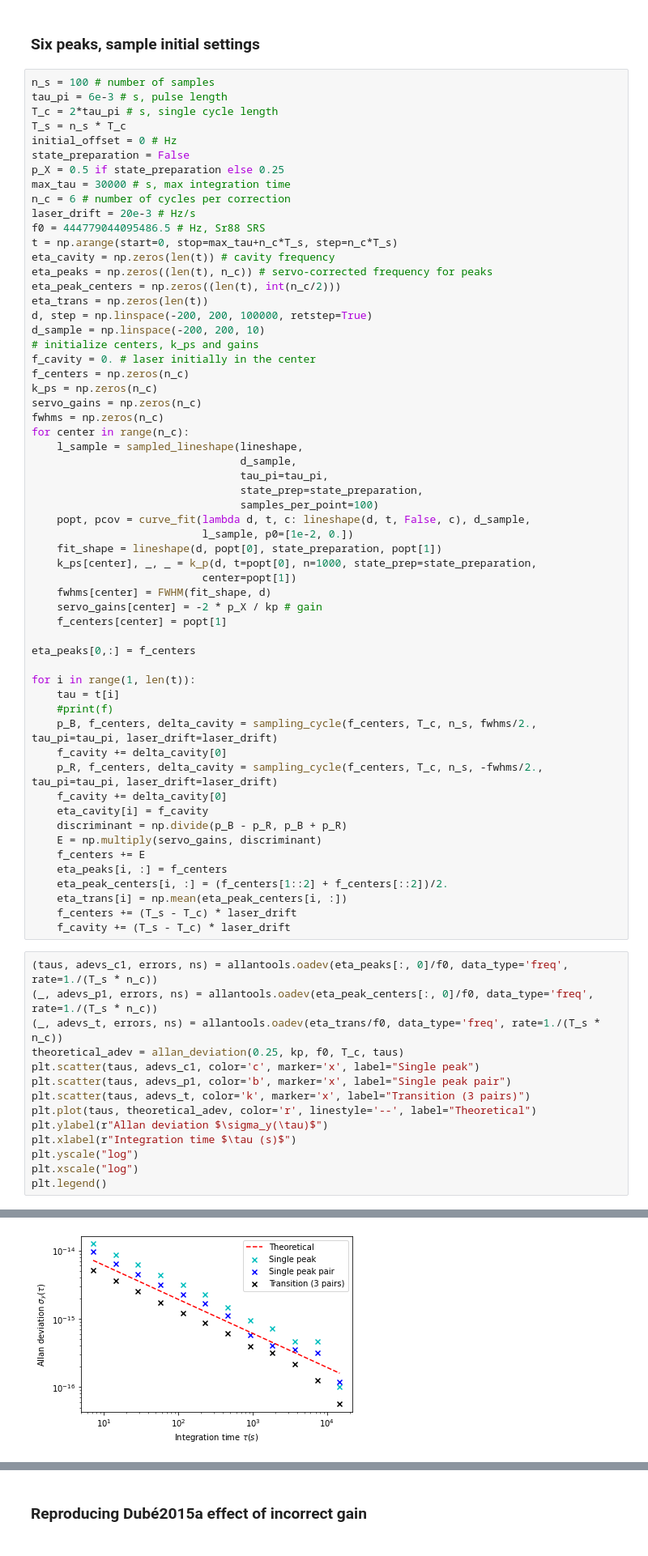
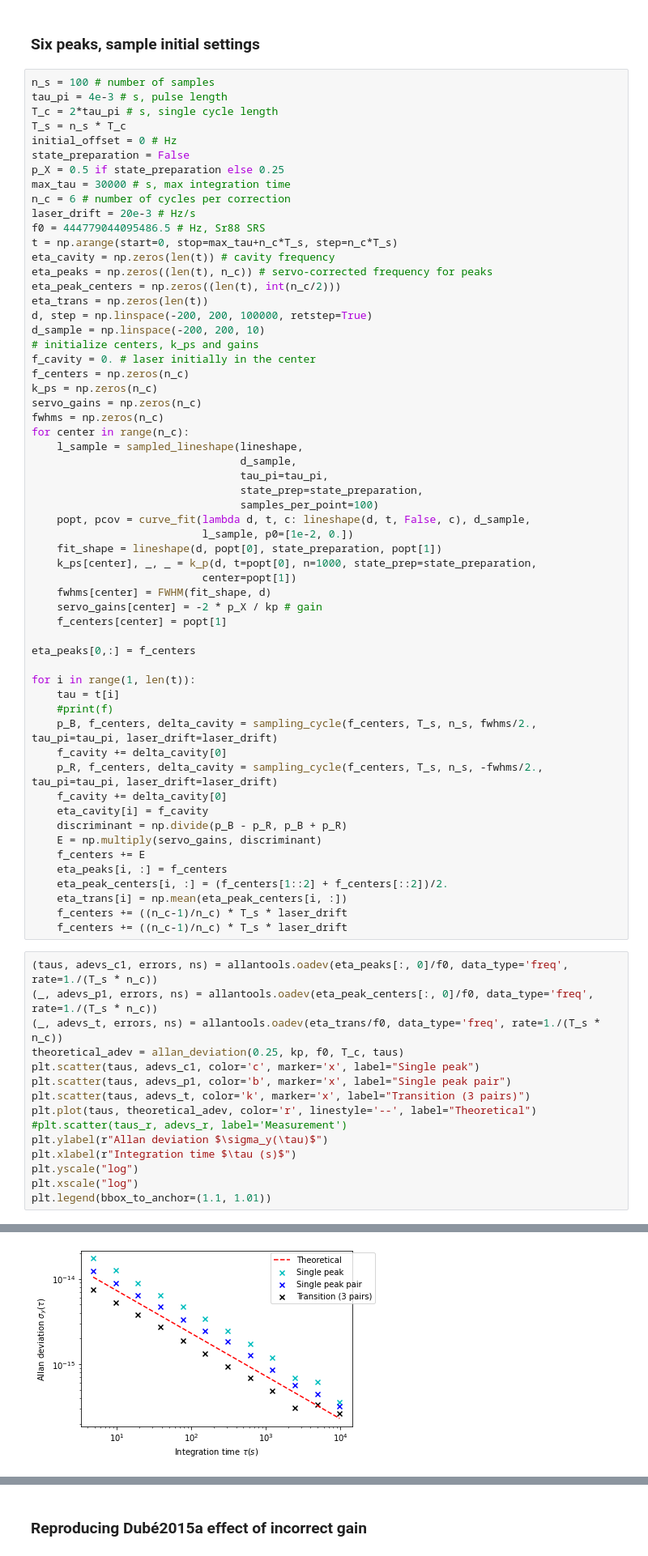
Before and after one commit to speug/srservosim, a Jupyter notebook: notebooks/servosimtests.ipynb, the cells around one changed output, grey strips where cells are left out. Shown at 81% size. Saved outputs shown, nothing was run; the diff lists cells and outputs as text.

```diff
--- a/notebooks/servosimtests.ipynb
+++ b/notebooks/servosimtests.ipynb
@@ -303,7 +305,7 @@ Sampled FWHM: 134.36934369343692, center: -8.625440885642616
 ### Six peaks, sample initial settings
 # %%
 n_s = 100 # number of samples
-tau_pi = 6e-3 # s, pulse length
+tau_pi = 4e-3 # s, pulse length
 T_c = 2*tau_pi # s, single cycle length
 T_s = n_s * T_c
 initial_offset = 0 # Hz
@@ -346,9 +348,9 @@ eta_peaks[0,:] = f_centers
 for i in range(1, len(t)):
     tau = t[i]
     #print(f)
-    p_B, f_centers, delta_cavity = sampling_cycle(f_centers, T_c, n_s, fwhms/2., tau_pi=tau_pi, laser_drift=laser_drift)
+    p_B, f_centers, delta_cavity = sampling_cycle(f_centers, T_s, n_s, fwhms/2., tau_pi=tau_pi, laser_drift=laser_drift)
     f_cavity += delta_cavity[0]
-    p_R, f_centers, delta_cavity = sampling_cycle(f_centers, T_c, n_s, -fwhms/2., tau_pi=tau_pi, laser_drift=laser_drift)
+    p_R, f_centers, delta_cavity = sampling_cycle(f_centers, T_s, n_s, -fwhms/2., tau_pi=tau_pi, laser_drift=laser_drift)
     f_cavity += delta_cavity[0]
     eta_cavity[i] = f_cavity
     discriminant = np.divide(p_B - p_R, p_B + p_R)
@@ -357,22 +359,23 @@ for i in range(1, len(t)):
     eta_peaks[i, :] = f_centers
     eta_peak_centers[i, :] = (f_centers[1::2] + f_centers[::2])/2.
     eta_trans[i] = np.mean(eta_peak_centers[i, :])
-    f_centers += (T_s - T_c) * laser_drift
-    f_cavity += (T_s - T_c) * laser_drift
+    f_centers += ((n_c-1)/n_c) * T_s * laser_drift
+    f_centers += ((n_c-1)/n_c) * T_s * laser_drift
 # %%
 (taus, adevs_c1, errors, ns) = allantools.oadev(eta_peaks[:, 0]/f0, data_type='freq', rate=1./(T_s * n_c))
 (_, adevs_p1, errors, ns) = allantools.oadev(eta_peak_centers[:, 0]/f0, data_type='freq', rate=1./(T_s * n_c))
 (_, adevs_t, errors, ns) = allantools.oadev(eta_trans/f0, data_type='freq', rate=1./(T_s * n_c))
 theoretical_adev = allan_deviation(0.25, kp, f0, T_c, taus)
 plt.scatter(taus, adevs_c1, color='c', marker='x', label="Single peak")
 plt.scatter(taus, adevs_p1, color='b', marker='x', label="Single peak pair")
 plt.scatter(taus, adevs_t, color='k', marker='x', label="Transition (3 pairs)")
 plt.plot(taus, theoretical_adev, color='r', linestyle='--', label="Theoretical")
+#plt.scatter(taus_r, adevs_r, label='Measurement')
 plt.ylabel(r"Allan deviation $\sigma_y(\tau)$")
 plt.xlabel(r"Integration time $\tau (s)$")
 plt.yscale("log")
 plt.xscale("log")
-plt.legend()
+plt.legend(bbox_to_anchor=(1.1, 1.01))
 # %% [output]
 <matplotlib.legend.Legend at 0x...>
-[figure, old version]
+[figure, new version]
```
Also changed, not shown: parts of 13 cells of this notebook, 1 other file.
